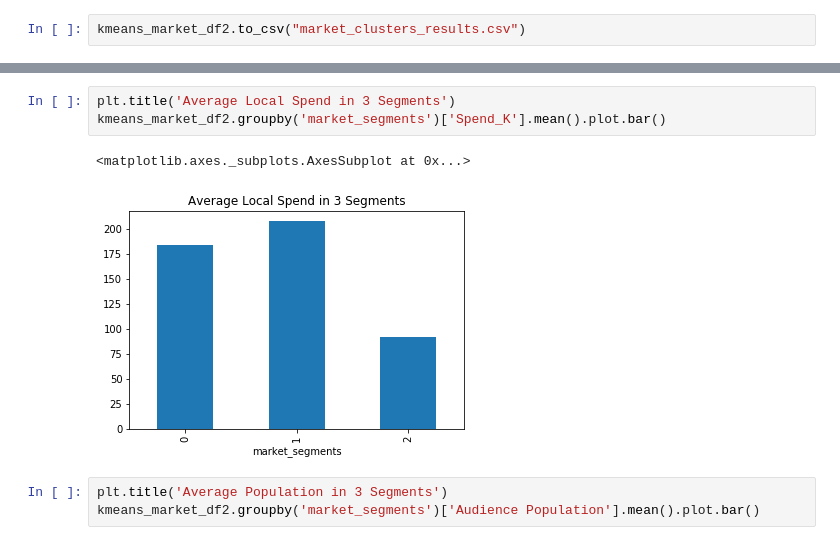
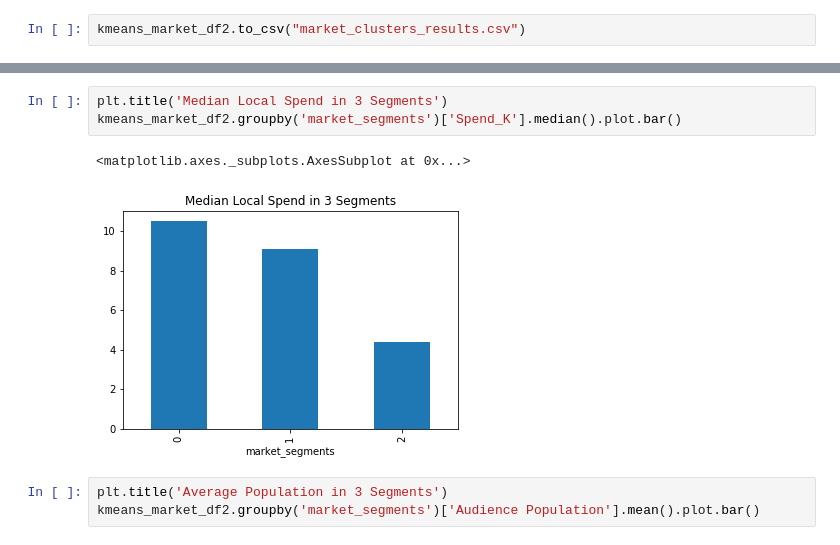
Before and after one commit to bonniema/Competitive_Spend_Classifier, a Jupyter notebook: Market_Segmentation_BM.ipynb, the cells around one changed output, grey strips where cells are left out. Drawn from its saved outputs; the diff is of its cells as text.

```diff
--- a/Market_Segmentation_BM.ipynb
+++ b/Market_Segmentation_BM.ipynb
@@ -239,9 +274,9 @@ kmeans_market_df2.to_csv("market_clusters_results.csv")
 # %%
-plt.title('Average Local Spend in 3 Segments')
-kmeans_market_df2.groupby('market_segments')['Spend_K'].mean().plot.bar()
+plt.title('Median Local Spend in 3 Segments')
+kmeans_market_df2.groupby('market_segments')['Spend_K'].median().plot.bar()
 # %% [output]
 <matplotlib.axes._subplots.AxesSubplot at 0x...>
-[figure, old version]
+[figure, new version]
 # %%
 plt.title('Average Population in 3 Segments')
 kmeans_market_df2.groupby('market_segments')['Audience Population'].mean().plot.bar()
```
Also changed, not shown: parts of 14 cells of this notebook.
